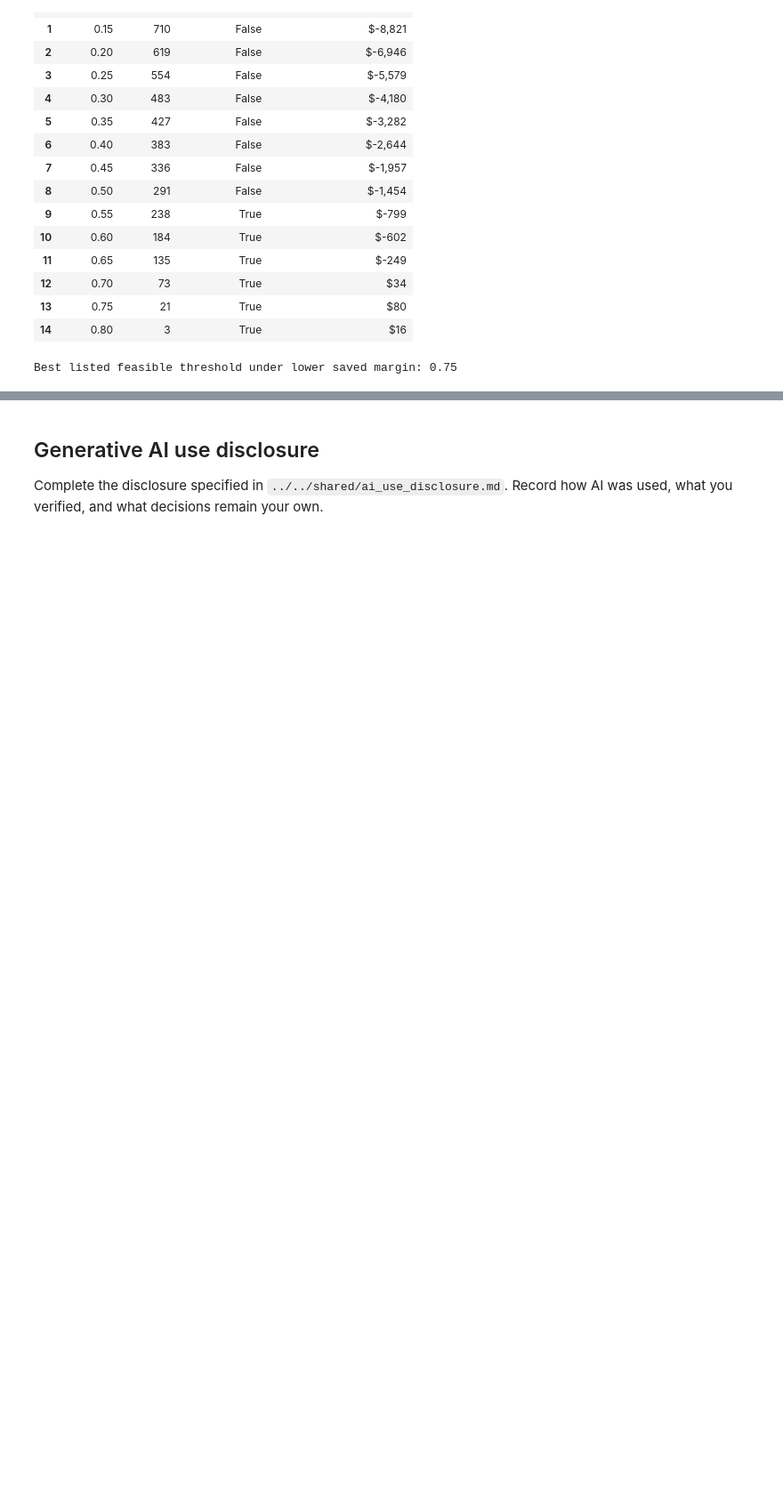
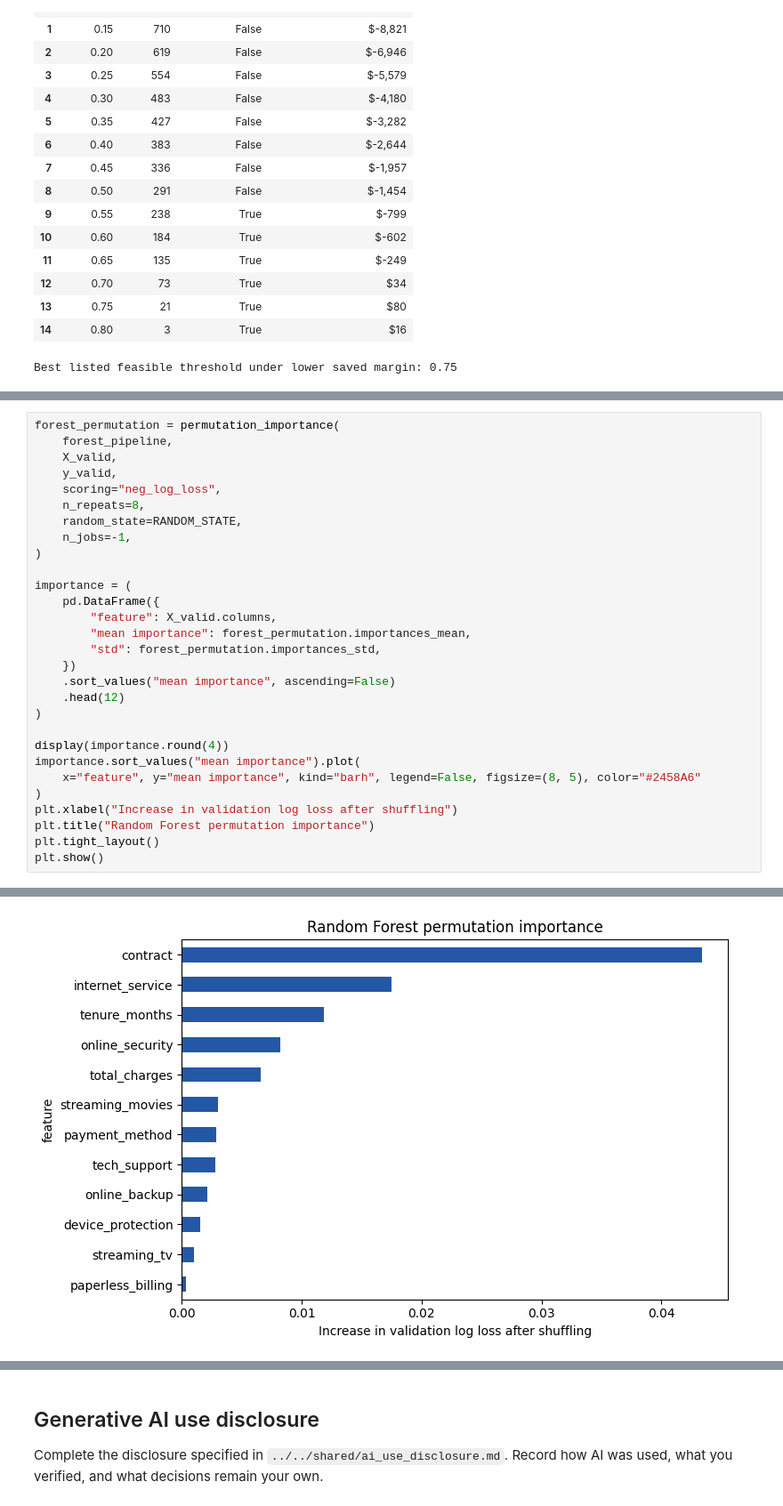
Before and after one commit to ayperr/app, a Jupyter notebook: exercise-02-retention/notebooks/getting_started.ipynb, the cells around one changed output, grey strips where cells are left out. Shown at 89% size. Drawn from its saved outputs; the diff is of its cells as text; blank space fills up the shorter version.

```diff
--- a/exercise-02-retention/notebooks/getting_started.ipynb
+++ b/exercise-02-retention/notebooks/getting_started.ipynb
@@ -698,0 +1299,30 @@ Add a tree or Random Forest using the same validation design. Then compare proba
+# %%
+forest_permutation = permutation_importance(
+    forest_pipeline,
+    X_valid,
+    y_valid,
+    scoring="neg_log_loss",
+    n_repeats=8,
+    random_state=RANDOM_STATE,
+    n_jobs=-1,
+)
+
+importance = (
+    pd.DataFrame({
+        "feature": X_valid.columns,
+        "mean importance": forest_permutation.importances_mean,
+        "std": forest_permutation.importances_std,
+    })
+    .sort_values("mean importance", ascending=False)
+    .head(12)
+)
+
+display(importance.round(4))
+importance.sort_values("mean importance").plot(
+    x="feature", y="mean importance", kind="barh", legend=False, figsize=(8, 5), color="#2458A6"
+)
+plt.xlabel("Increase in validation log loss after shuffling")
+plt.title("Random Forest permutation importance")
+plt.tight_layout()
+plt.show()
+# %% [output]
@@ -698,0 +1342 @@ Add a tree or Random Forest using the same validation design. Then compare proba
+[figure, added]
```
Also changed, not shown: parts of 45 cells of this notebook.
